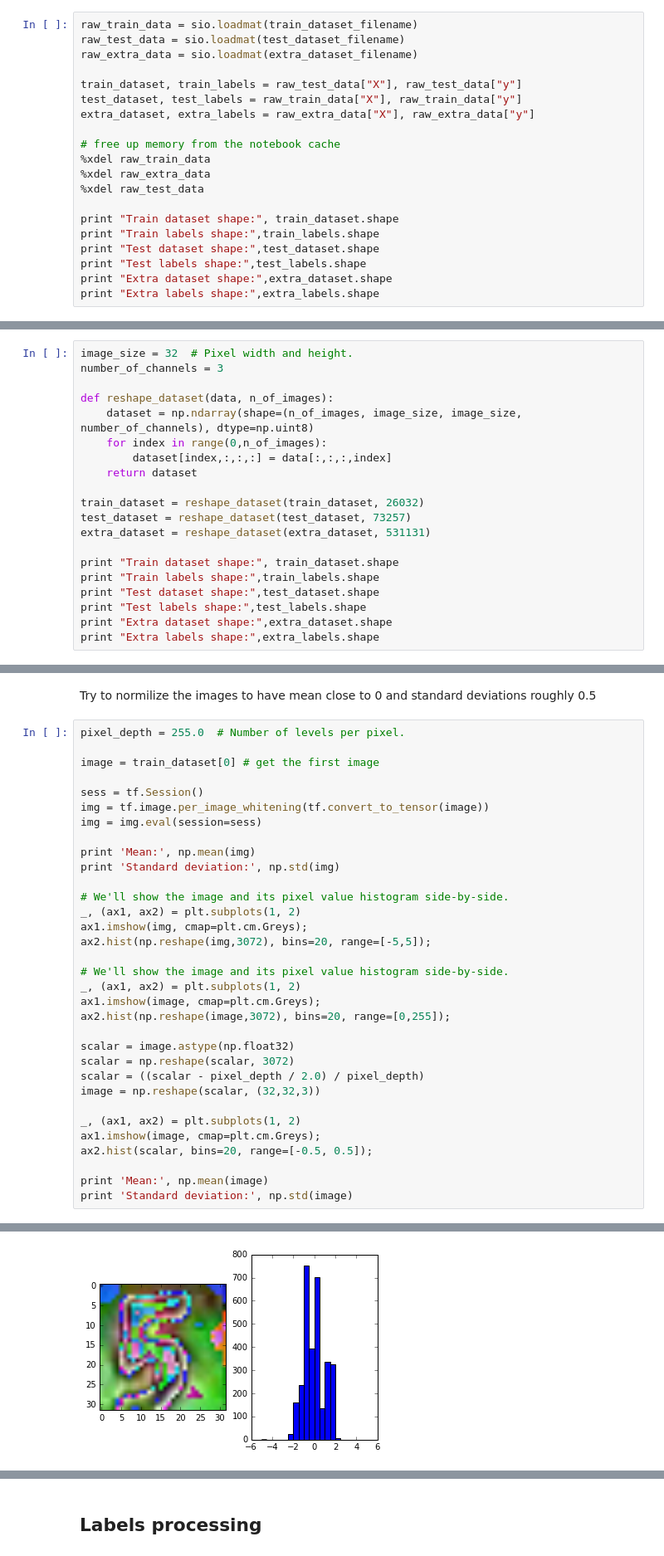
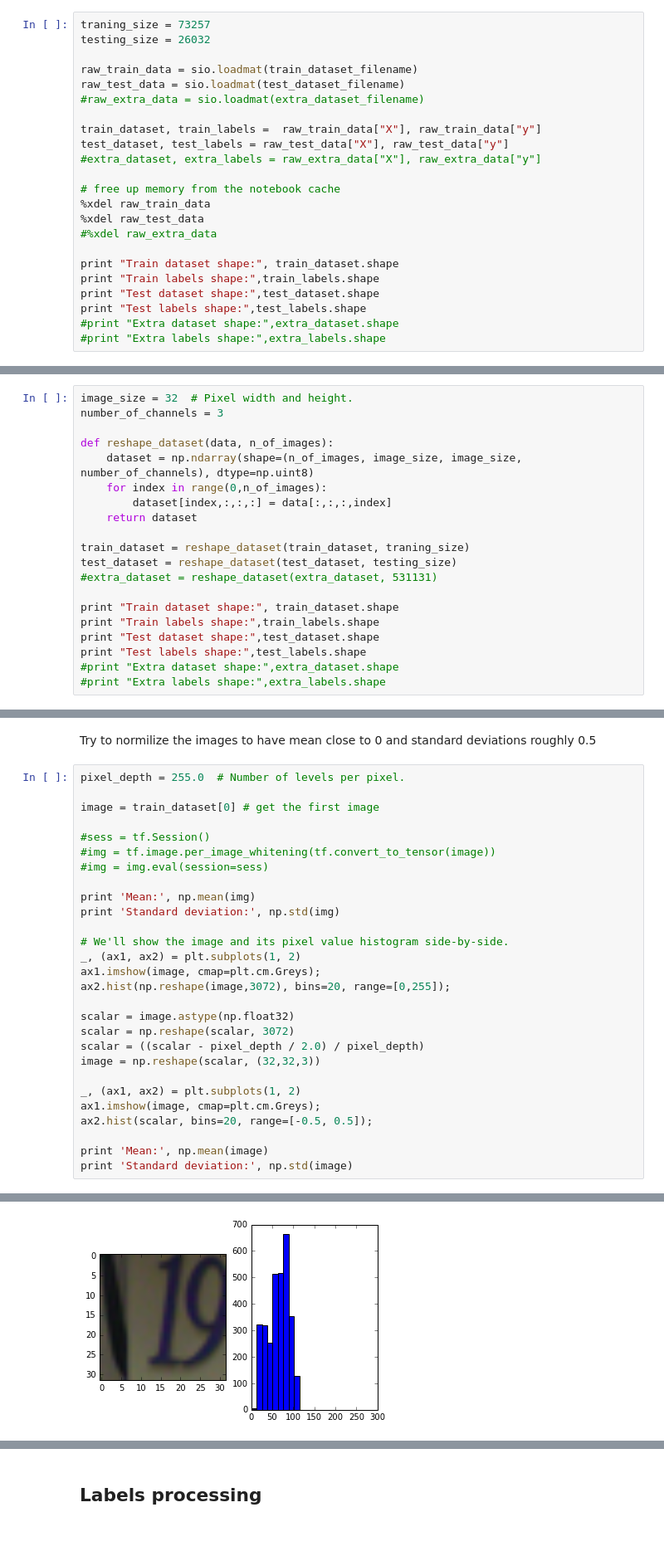
Before and after one commit to thalles753/machine-learning, a Jupyter notebook: projects/capstone/my_project/image_segmentation_recognizer.ipynb, the cells around one changed output, grey strips where cells are left out. Shown: that part at 83% size. Drawn from its saved outputs; the diff is of its cells as text.

Commit message:
bug in the training data loading

```diff
--- a/projects/capstone/my_project/image_segmentation_recognizer.ipynb
+++ b/projects/capstone/my_project/image_segmentation_recognizer.ipynb
@@ -40,23 +39,26 @@ extra_32x32.mat download completed.
 # %% [markdown]
 Load the training and testing sets.
 # %%
+traning_size = 73257
+testing_size = 26032
+
 raw_train_data = sio.loadmat(train_dataset_filename)
 raw_test_data = sio.loadmat(test_dataset_filename)
-raw_extra_data = sio.loadmat(extra_dataset_filename)
+#raw_extra_data = sio.loadmat(extra_dataset_filename)
 
-train_dataset, train_labels = raw_test_data["X"], raw_test_data["y"]
-test_dataset, test_labels = raw_train_data["X"], raw_train_data["y"]
-extra_dataset, extra_labels = raw_extra_data["X"], raw_extra_data["y"]
+train_dataset, train_labels =  raw_train_data["X"], raw_train_data["y"]
+test_dataset, test_labels = raw_test_data["X"], raw_test_data["y"]
+#extra_dataset, extra_labels = raw_extra_data["X"], raw_extra_data["y"]
 
 # free up memory from the notebook cache
 %xdel raw_train_data
-%xdel raw_extra_data
 %xdel raw_test_data
+#%xdel raw_extra_data
 
 print "Train dataset shape:", train_dataset.shape
 print "Train labels shape:",train_labels.shape
 print "Test dataset shape:",test_dataset.shape
 print "Test labels shape:",test_labels.shape
-print "Extra dataset shape:",extra_dataset.shape
-print "Extra labels shape:",extra_labels.shape
+#print "Extra dataset shape:",extra_dataset.shape
+#print "Extra labels shape:",extra_labels.shape
 # %% [output]
@@ -80,14 +80,14 @@ def reshape_dataset(data, n_of_images):
         dataset[index,:,:,:] = data[:,:,:,index]
     return dataset
 
-train_dataset = reshape_dataset(train_dataset, 26032)
-test_dataset = reshape_dataset(test_dataset, 73257)
-extra_dataset = reshape_dataset(extra_dataset, 531131)
+train_dataset = reshape_dataset(train_dataset, traning_size)
+test_dataset = reshape_dataset(test_dataset, testing_size)
+#extra_dataset = reshape_dataset(extra_dataset, 531131)
 
 print "Train dataset shape:", train_dataset.shape
 print "Train labels shape:",train_labels.shape
 print "Test dataset shape:",test_dataset.shape
 print "Test labels shape:",test_labels.shape
-print "Extra dataset shape:",extra_dataset.shape
-print "Extra labels shape:",extra_labels.shape
+#print "Extra dataset shape:",extra_dataset.shape
+#print "Extra labels shape:",extra_labels.shape
 # %% [output]
@@ -122,17 +120,12 @@ pixel_depth = 255.0  # Number of levels per pixel.
 
 image = train_dataset[0] # get the first image
 
-sess = tf.Session()
-img = tf.image.per_image_whitening(tf.convert_to_tensor(image))
-img = img.eval(session=sess)
+#sess = tf.Session()
+#img = tf.image.per_image_whitening(tf.convert_to_tensor(image))
+#img = img.eval(session=sess)
 
 print 'Mean:', np.mean(img)
 print 'Standard deviation:', np.std(img)
-
-# We'll show the image and its pixel value histogram side-by-side.
-_, (ax1, ax2) = plt.subplots(1, 2)
-ax1.imshow(img, cmap=plt.cm.Greys);
-ax2.hist(np.reshape(img,3072), bins=20, range=[-5,5]);
 
 # We'll show the image and its pixel value histogram side-by-side.
 _, (ax1, ax2) = plt.subplots(1, 2)
@@ -158 +151 @@ Standard deviation: 0.111617
-[figure, old version]
+[figure, new version]
```
Also changed, not shown: parts of 11 cells of this notebook.
